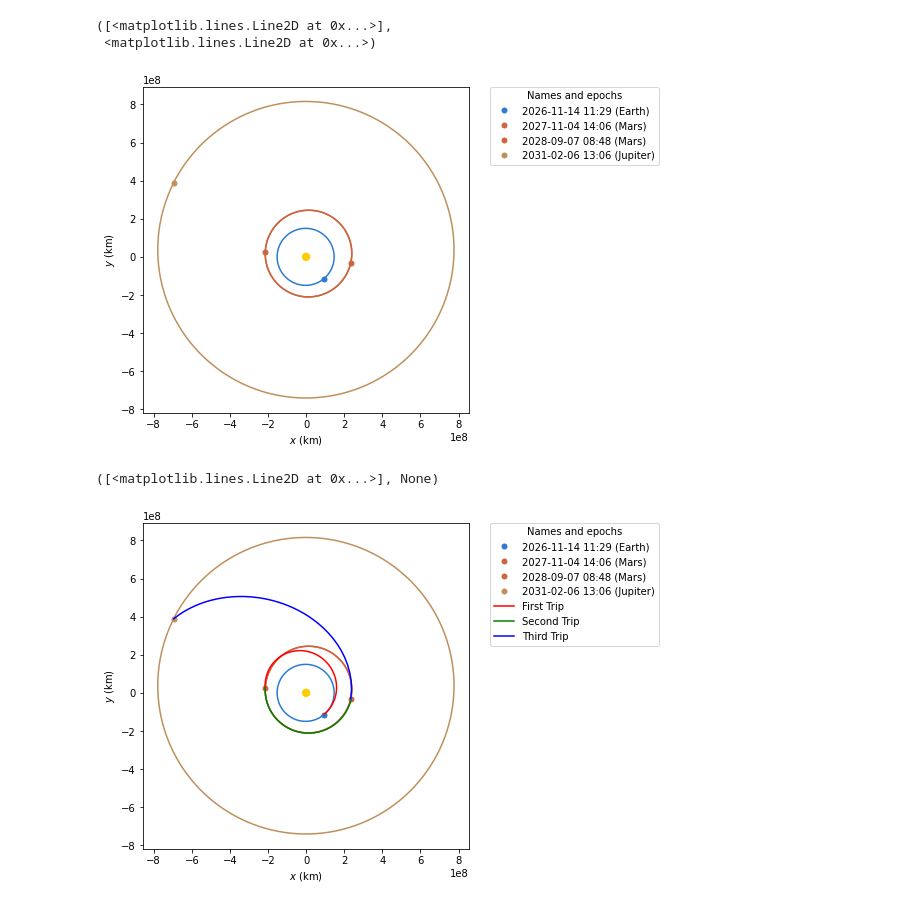
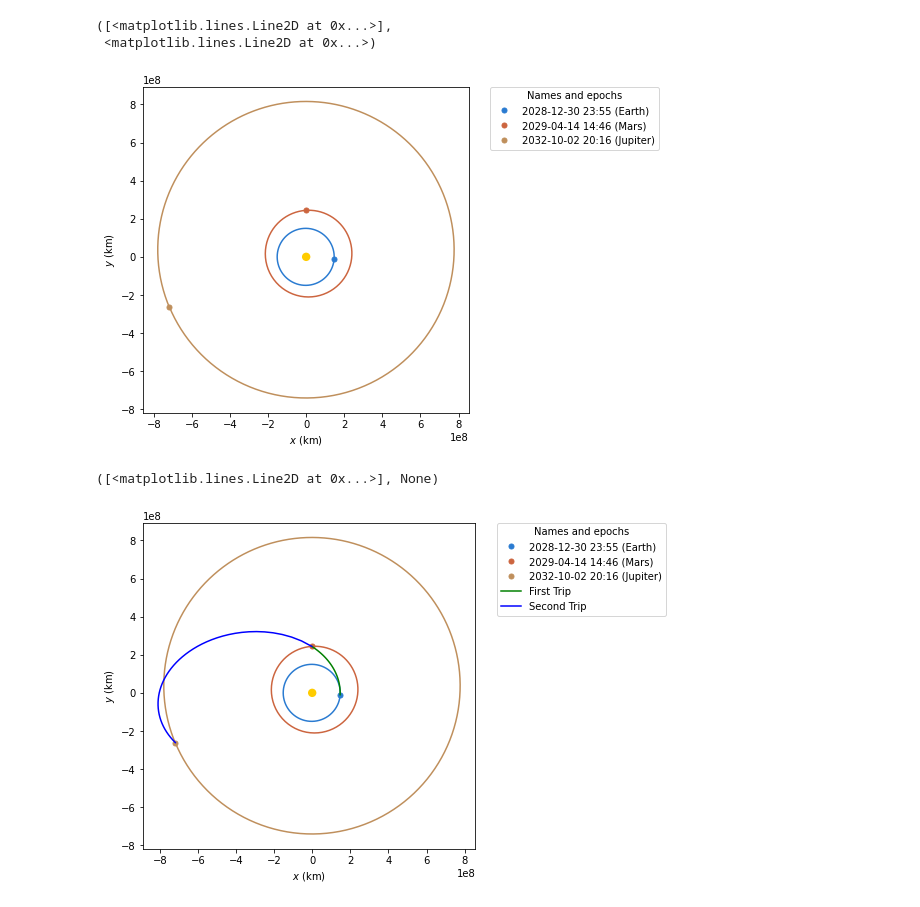
Before and after one commit to fbrunodr/TestOptimizersOnSpaceTrajectoryProblems, a Jupyter notebook: jupiter2_plot.ipynb, the cells around one changed output. Saved outputs shown, nothing was run; the diff lists cells and outputs as text; code cells hidden in the pictures.

Commit message:
Changing problem Jupiter Hard to a single flyby through Mars. Changing bounds on Jupiter Easy

```diff
--- a/jupiter2_plot.ipynb
+++ b/jupiter2_plot.ipynb
@@ -10,25 +10,23 @@ from poliastro.twobody import Orbit
 from poliastro.maneuver import Maneuver
 from poliastro.util import time_range
 # %%
-T0 = Time("J2000", scale="tdb") + 9813.97877571 * u.day
-t1 = T0 + 355.10880933 * u.day
-t2 = t1 + 307.77957175 * u.day
-t3 = t2 + 882.17885115 * u.day
+T0 = Time("J2000", scale="tdb") + 10591.49696003 * u.day
+t1 = T0 + 104.6184648 * u.day
+t2 = t1 + 1267.22930618 * u.day
 
 plotter = StaticOrbitPlotter(plane=Planes.EARTH_ECLIPTIC)
 plotter.plot_body_orbit(Earth, T0, label="Earth")
 plotter.plot_body_orbit(Mars, t1, label="Mars")
-plotter.plot_body_orbit(Mars, t2, label="Mars")
-plotter.plot_body_orbit(Jupiter, t3, label="Jupiter")
+plotter.plot_body_orbit(Jupiter, t2, label="Jupiter")
 # %% [output]
 ([<matplotlib.lines.Line2D at 0x...>],
  <matplotlib.lines.Line2D at 0x...>)
-[figure, old version]
+[figure, new version]
 # %%
 # Ephemerides
-earth = Ephem.from_body(Earth, time_range(T0, end=t1), plane=Planes.EARTH_ECLIPTIC)
-mars = Ephem.from_body(Mars, time_range(t1, end=t2), plane=Planes.EARTH_ECLIPTIC)
-jupiter = Ephem.from_body(Jupiter, time_range(t2, end=t3), plane=Planes.EARTH_ECLIPTIC)
+earth = Ephem.from_body(Earth, time_range(T0, end=T0), plane=Planes.EARTH_ECLIPTIC)
+mars = Ephem.from_body(Mars, time_range(t1, end=t1), plane=Planes.EARTH_ECLIPTIC)
+jupiter = Ephem.from_body(Jupiter, time_range(t2, end=t2), plane=Planes.EARTH_ECLIPTIC)
 # %%
 # First maneuver
 ship = Orbit.from_ephem(Sun, earth, T0)
@@ -43,21 +38,19 @@ second_trajectory = Ephem.from_orbit(mars_orbit, time_range(t1, end=t2), plane=P
 # %%
-# Third maneuver
-ship = Orbit.from_ephem(Sun, mars, t2)
-jupiter_orbit = Orbit.from_ephem(Sun, jupiter, t3)
+# Second maneuver
+ship = Orbit.from_ephem(Sun, mars, t1)
+jupiter_orbit = Orbit.from_ephem(Sun, jupiter, t2)
 
-third_maneuver = Maneuver.lambert(ship, jupiter_orbit)[0]
-third_trajectory = ship.apply_maneuver([third_maneuver])
-third_trajectory = Ephem.from_orbit(third_trajectory, time_range(t2, end=t3), plane=Planes.EARTH_ECLIPTIC)
+second_maneuver = Maneuver.lambert(ship, jupiter_orbit)[0]
+second_trajectory = ship.apply_maneuver([second_maneuver])
+second_trajectory = Ephem.from_orbit(second_trajectory, time_range(t1, end=t2), plane=Planes.EARTH_ECLIPTIC)
 # %%
 plotter = StaticOrbitPlotter(plane=Planes.EARTH_ECLIPTIC)
 plotter.plot_body_orbit(Earth, T0, label="Earth")
 plotter.plot_body_orbit(Mars, t1, label="Mars")
-plotter.plot_body_orbit(Mars, t2, label="Mars")
-plotter.plot_body_orbit(Jupiter, t3, label="Jupiter")
+plotter.plot_body_orbit(Jupiter, t2, label="Jupiter")
 
-plotter.plot_ephem(first_trajectory, label="First Trip", color='red')
-plotter.plot_ephem(second_trajectory, label="Second Trip", color='green')
-plotter.plot_ephem(third_trajectory, label="Third Trip", color='blue')
+plotter.plot_ephem(first_trajectory, label="First Trip", color='green')
+plotter.plot_ephem(second_trajectory, label="Second Trip", color='blue')
 # %% [output]
 ([<matplotlib.lines.Line2D at 0x...>], None)
-[figure, old version]
+[figure, new version]
```
Also changed, not shown: parts of 1 cell of this notebook, 29 other files.
